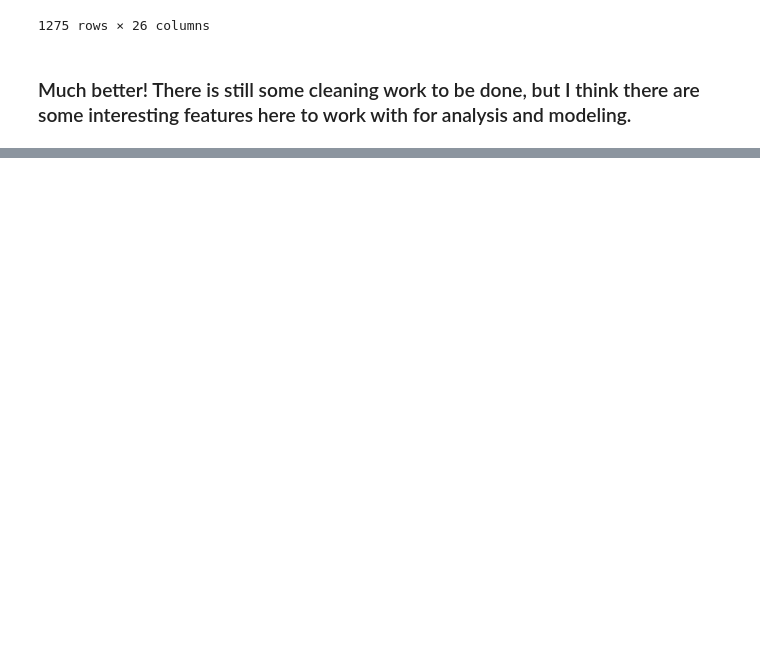
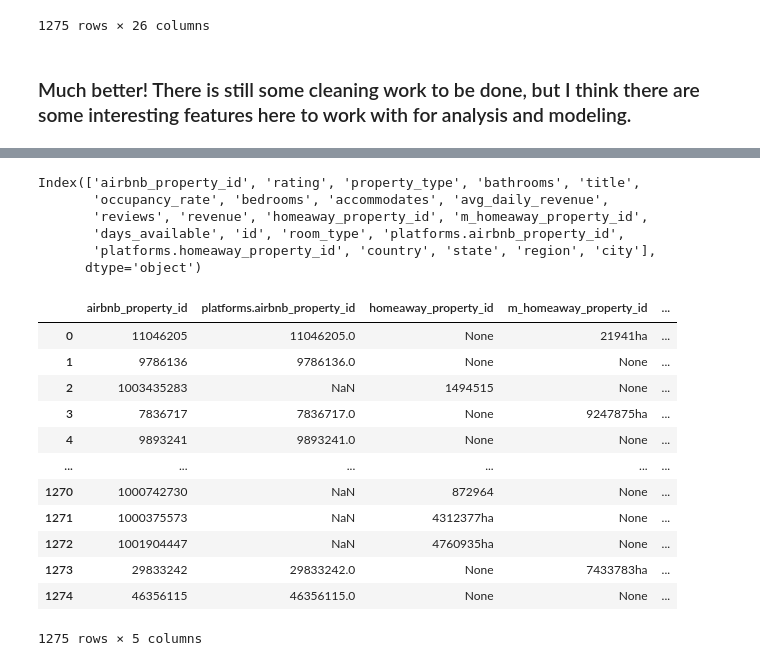
Before and after one commit to MatthewMadden/springboard, a Jupyter notebook: capstone_projects/capstone_2/notebooks/Vacation Rental Price Recommender.ipynb, the cells around one changed output, grey strips where cells are left out. Saved outputs shown, nothing was run; the diff lists cells and outputs as text; code cells hidden in the pictures; blank space fills up the shorter version.

Commit message:
add most recent version of the data cleaning work within the capstone 2 notebook

```diff
--- a/capstone_projects/capstone_2/notebooks/Vacation Rental Price Recommender.ipynb
+++ b/capstone_projects/capstone_2/notebooks/Vacation Rental Price Recommender.ipynb
@@ -118,0 +169,5 @@ properties_df
+# %%
+# Drop columns that I'm confident I won't need for analysis and modeling
+
+properties_df = properties_df.drop(['img_cover','longitude','latitude','regions.zipcode_ids'], axis=1)
+print(properties_df)
@@ -118,0 +203,35 @@ properties_df
+# %%
+#Clean up column names
+properties_df = properties_df.rename(columns={"occ":"occupancy_rate", "adr":"avg_daily_revenue",
+                                              "area_info.geom.name.country":"country",
+                                              "area_info.geom.name.state":"state",
+                                              "area_info.geom.name.region":"region",
+                                              "area_info.geom.name.city":"city"})
+# %%
+properties_df.columns
+# %% [output]
+Index(['airbnb_property_id', 'rating', 'property_type', 'bathrooms', 'title',
+       'occupancy_rate', 'bedrooms', 'accommodates', 'avg_daily_revenue',
+       'reviews', 'revenue', 'homeaway_property_id', 'm_homeaway_property_id',
+       'days_available', 'id', 'room_type', 'platforms.airbnb_property_id',
+       'platforms.homeaway_property_id', 'country', 'state', 'region', 'city'],
+      dtype='object')
+# %%
+# Compare IDs to clarify if any columns are duplicates and better understand differences of similarly title columns
+id_df = properties_df.loc[:,['airbnb_property_id', 'platforms.airbnb_property_id', 'homeaway_property_id', 'm_homeaway_property_id',
+                         'platforms.homeaway_property_id']]
+id_df
+# %% [output]
+|  | airbnb_property_id | platforms.airbnb_property_id | homeaway_property_id | m_homeaway_property_id | ... |
+| 0 | 11046205 | 11046205.0 | None | 21941ha | ... |
+| 1 | 9786136 | 9786136.0 | None | None | ... |
+| 2 | 1003435283 | NaN | 1494515 | None | ... |
+| 3 | 7836717 | 7836717.0 | None | 9247875ha | ... |
+| 4 | 9893241 | 9893241.0 | None | None | ... |
+| ... | ... | ... | ... | ... | ... |
+| 1270 | 1000742730 | NaN | 872964 | None | ... |
+| 1271 | 1000375573 | NaN | 4312377ha | None | ... |
+| 1272 | 1001904447 | NaN | 4760935ha | None | ... |
+| 1273 | 29833242 | 29833242.0 | None | 7433783ha | ... |
+| 1274 | 46356115 | 46356115.0 | None | None | ... |
+1275 rows × 5 columns
```
Also changed, not shown: parts of 8 cells of this notebook.
